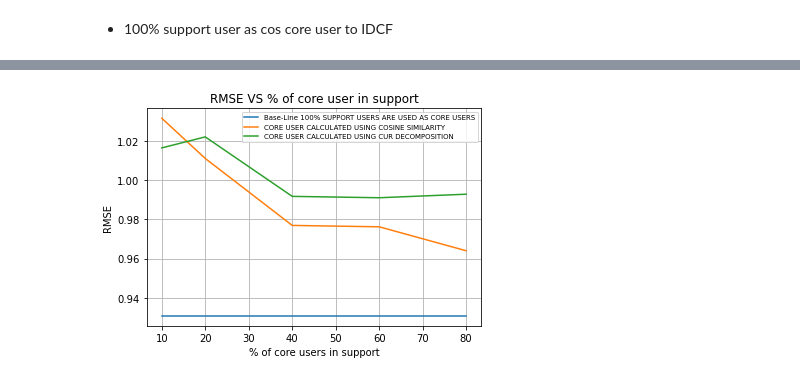
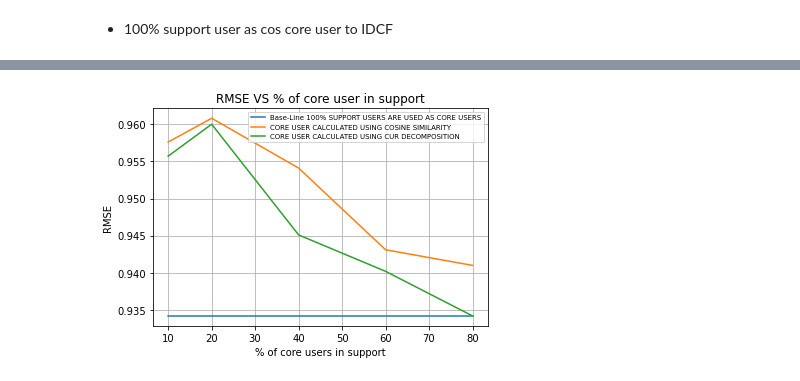
Before and after one commit to JRK123/IDCF, a Jupyter notebook: code/ml-1m/IDCF-NN/runsv7.ipynb, the cells around one changed output, grey strips where cells are left out. Drawn from its saved outputs; the diff is of its cells as text; code cells hidden in the pictures.

```diff
--- a/code/ml-1m/IDCF-NN/runsv7.ipynb
+++ b/code/ml-1m/IDCF-NN/runsv7.ipynb
@@ -671,22 +671,22 @@ All Test Result: MAE: 0.7556 RMSE: 0.9683 NDCG: 0.0000
 # %%
 import matplotlib.pyplot as plt
 
 x_axis = [10, 20, 40, 60, 80]
-y_axis = [1.0315,1.011,0.9769, 0.9762, 0.9640]
+y_axis = [0.9576, 0.9608, 0.9541, 0.9431, 0.9410]
 x1_axis = [10, 20, 40, 60, 80]
-y1_axis = [0.9308, 0.9308, 0.9308, 0.9308, 0.9308]
+y1_axis = [0.9342, 0.9342, 0.9342, 0.9342, 0.9342]
 x2_axis = [10, 20, 40, 60, 80]
-y2_axis = [1.0164, 1.022, 0.9917, 0.9910, 0.9528]
+y2_axis = [0.9557, 0.9600, 0.9451, 0.9402, 0.9342]
 
 plt.plot(x1_axis, y1_axis, label="Base-Line 100% SUPPORT USERS ARE USED AS CORE USERS")
 plt.plot(x_axis, y_axis, label="CORE USER CALCULATED USING COSINE SIMILARITY")
 plt.plot(x2_axis, y2_axis, label="CORE USER CALCULATED USING CUR DECOMPOSITION")
 
 plt.title('RMSE VS % of core user in support')
 plt.xlabel('% of core users in support')
 plt.ylabel('RMSE')
 plt.grid()
 plt.legend(fontsize=7)
 plt.show()
 # %% [output]
-[figure, old version]
+[figure, new version]
```
Also changed, not shown: parts of 11 cells of this notebook.
